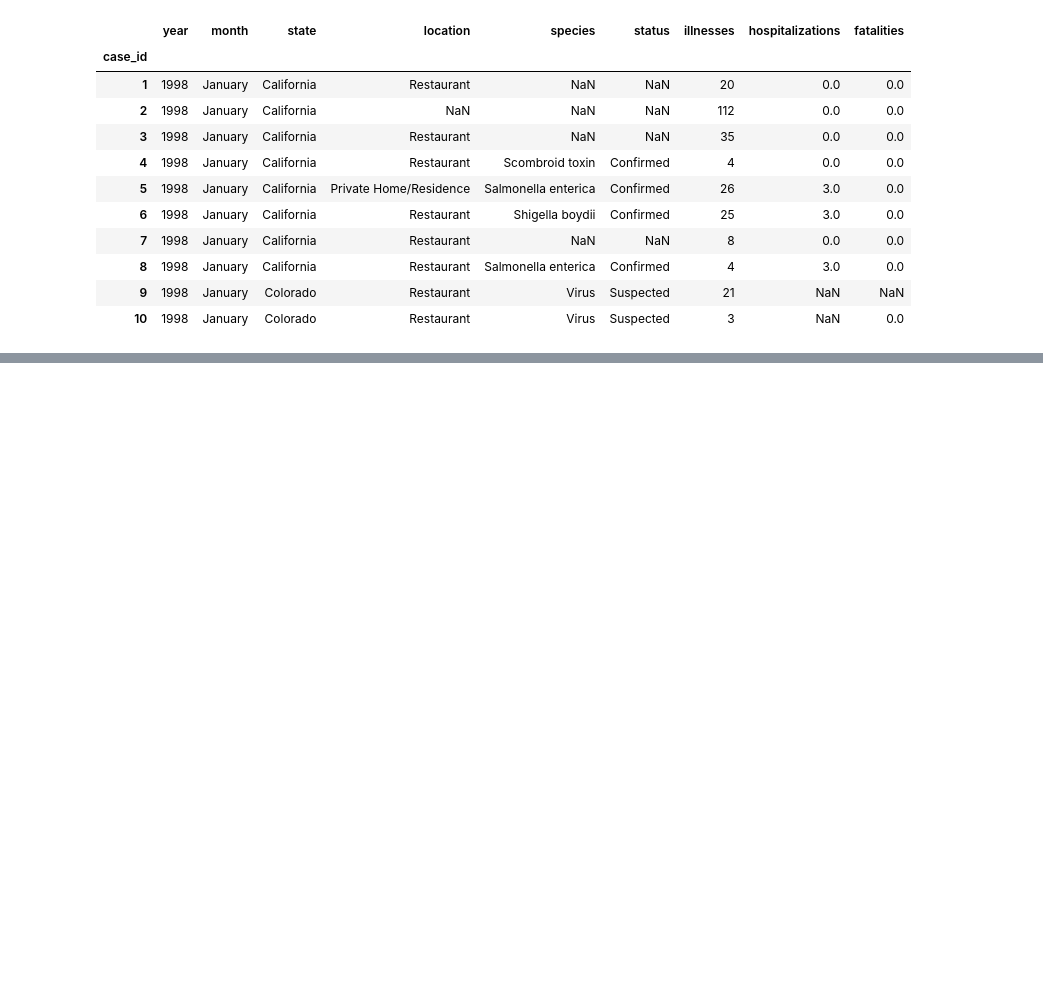
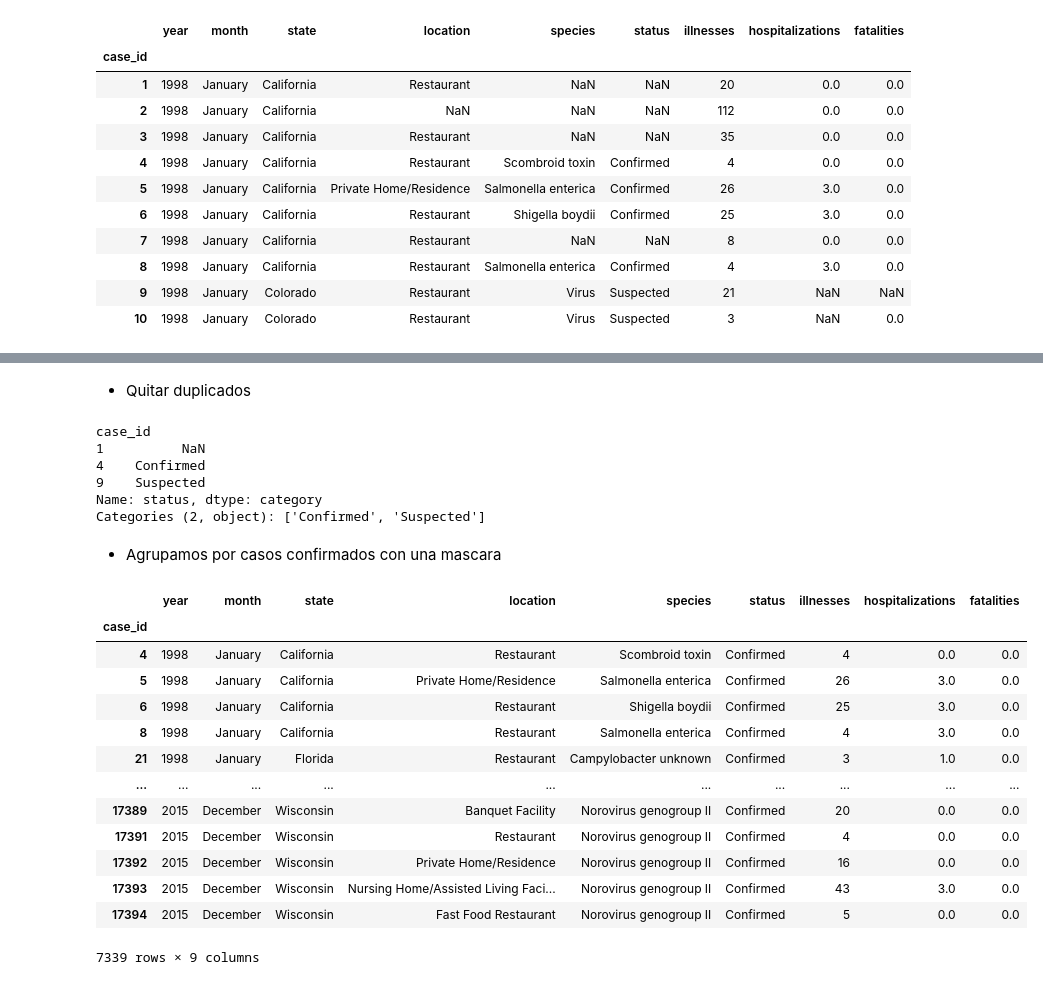
Before and after one commit to heloint/m14_uf1_pt1, a Jupyter notebook: 7-categorical/q7.ipynb, the cells around one changed output, grey strips where cells are left out. Cells and saved outputs as stored; diff of their text form; code cells hidden in the pictures; blank space fills up the shorter version.

```diff
--- a/7-categorical/q7.ipynb
+++ b/7-categorical/q7.ipynb
@@ -124,0 +61,36 @@ Conclusión:
+# %% [markdown]
+- Quitar duplicados
+# %%
+unique_status: pd.Series = data.loc[:, "status"].drop_duplicates()
+unique_status
+# %% [output]
+case_id
+1          NaN
+4    Confirmed
+9    Suspected
+Name: status, dtype: category
+Categories (2, object): ['Confirmed', 'Suspected']
+# %% [markdown]
+- Agrupamos por casos confirmados con una mascara
+# %%
+confirmed_mask = data.loc[:,"status"] == 'Confirmed'
+confirmed_mask
+confirmed_mask.value_counts()
+
+data_confirmed = data.loc[confirmed_mask, :]
+data_confirmed
+# %% [output]
+|  | year | month | state | location | species | status | illnesses | hospitalizations | fatalities |
+| case_id |  |  |  |  |  |  |  |  |  |
+| 4 | 1998 | January | California | Restaurant | Scombroid toxin | Confirmed | 4 | 0.0 | 0.0 |
+| 5 | 1998 | January | California | Private Home/Residence | Salmonella enterica | Confirmed | 26 | 3.0 | 0.0 |
+| 6 | 1998 | January | California | Restaurant | Shigella boydii | Confirmed | 25 | 3.0 | 0.0 |
+| 8 | 1998 | January | California | Restaurant | Salmonella enterica | Confirmed | 4 | 3.0 | 0.0 |
+| 21 | 1998 | January | Florida | Restaurant | Campylobacter unknown | Confirmed | 3 | 1.0 | 0.0 |
+| ... | ... | ... | ... | ... | ... | ... | ... | ... | ... |
+| 17389 | 2015 | December | Wisconsin | Banquet Facility | Norovirus genogroup II | Confirmed | 20 | 0.0 | 0.0 |
+| 17391 | 2015 | December | Wisconsin | Restaurant | Norovirus genogroup II | Confirmed | 4 | 0.0 | 0.0 |
+| 17392 | 2015 | December | Wisconsin | Private Home/Residence | Norovirus genogroup II | Confirmed | 16 | 0.0 | 0.0 |
+| 17393 | 2015 | December | Wisconsin | Nursing Home/Assisted Living Faci... | Norovirus genogroup II | Confirmed | 43 | 3.0 | 0.0 |
+| 17394 | 2015 | December | Wisconsin | Fast Food Restaurant | Norovirus genogroup II | Confirmed | 5 | 0.0 | 0.0 |
+7339 rows × 9 columns
```
Also changed, not shown: parts of 30 cells of this notebook.
